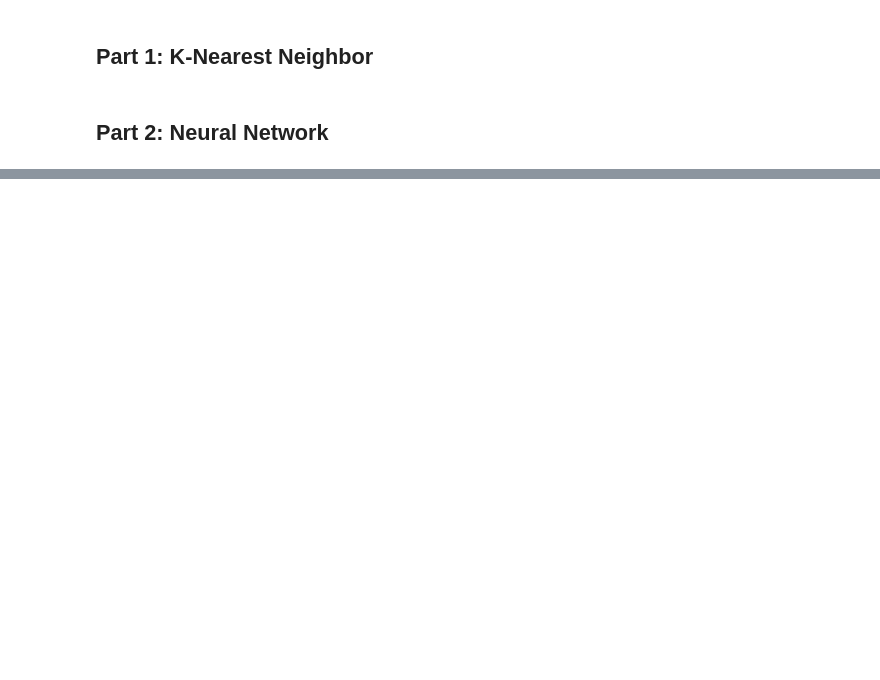
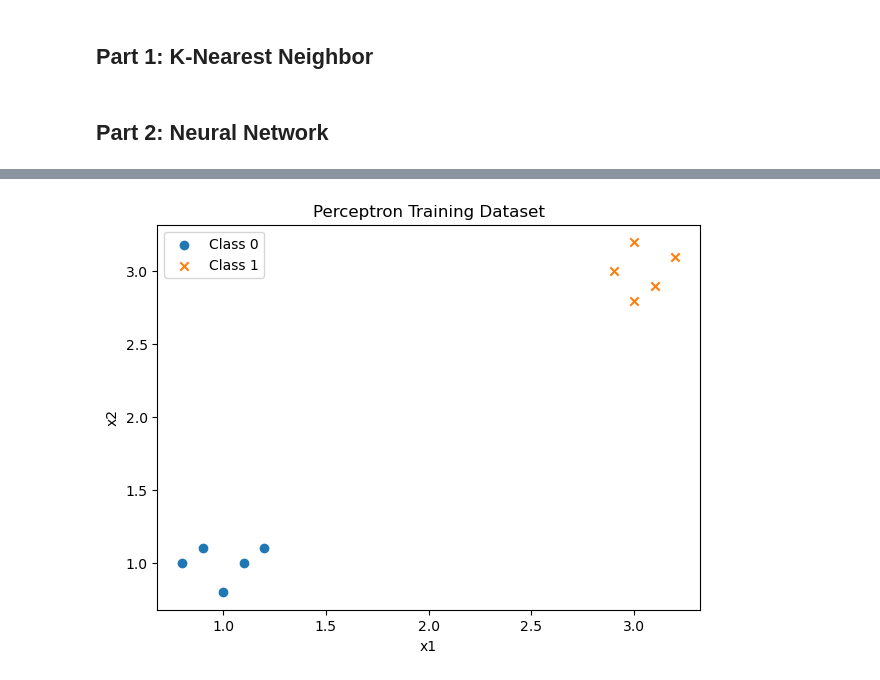
Before and after one commit to malopez3/cs6220_homework, a Jupyter notebook: Marco Lopez CS6220 HW 3.ipynb, the cells around one changed output, grey strips where cells are left out. Saved outputs shown, nothing was run; the diff lists cells and outputs as text; code cells hidden in the pictures; blank space fills up the shorter version.

```diff
--- a/Marco Lopez CS6220 HW 3.ipynb
+++ b/Marco Lopez CS6220 HW 3.ipynb
@@ -219,0 +241,13 @@ def train_neuron(training_record, learning_rate, w, b, cost_derivative, activati
+# %%
+# Explore the predictions for test points
+test_points = np.array([[0.40, 0.45], [0.08, 0.78], [0.75, -0.15]])
+
+for i, point in enumerate(test_points):
+    for distance_func in [1, 2]:
+        for k in [1, 3, 5]:
+            predictions, accuracy, votes = knn_predict(X_train, y_train, point.reshape(1, -1), None, k, distance_func)
+            print("Point being predicted:", point)
+            print("Distance function (1 = Manhattan Distance, 2 = Euclidian distance):", distance_func)
+            print("K (number of neighbors):", k)
+            print("Predictions:", predictions)
+            print("Votes:", votes)
@@ -219,0 +283,87 @@ def train_neuron(training_record, learning_rate, w, b, cost_derivative, activati
+# %%
+import numpy as np
+import matplotlib.pyplot as plt
+
+# Dataset: (x1, x2, y)
+dataset = np.array([
+    (0.9, 1.1, 0),
+    (1.0, 0.8, 0),
+    (1.1, 1.0, 0),
+    (0.8, 1.0, 0),
+    (1.2, 1.1, 0),
+    (3.1, 2.9, 1),
+    (3.0, 3.2, 1),
+    (2.9, 3.0, 1),
+    (3.2, 3.1, 1),
+    (3.0, 2.8, 1)
+])
+
+# Plot the dataset
+plt.figure(figsize=(7, 5))
+plt.scatter(dataset[dataset[:, 2] == 0, 0],
+            dataset[dataset[:, 2] == 0, 1],
+            label="Class 0", marker="o")
+plt.scatter(dataset[dataset[:, 2] == 1, 0],
+            dataset[dataset[:, 2] == 1, 1],
+            label="Class 1", marker="x")
+plt.xlabel("x1")
+plt.ylabel("x2")
+plt.title("Perceptron Training Dataset")
+plt.legend()
+plt.show()
+
+
+# Start with a bad decision boundary
+w1, w2, b = -2, -2, 1
+learning_rate = 0.1
+
+# Store initial and updated parameters
+parameters = [(w1, w2, b)]
+
+# Train on each record, one at a time
+for record in dataset:
+    w1, w2, b = train_perceptron(
+        record, learning_rate, w1, w2, b
+    )
+    parameters.append((w1, w2, b))
+
+print(parameters)
+
+# Plot the initial boundary and each updated boundary
+fig, axes = plt.subplots(3, 4, figsize=(16, 12))
+axes = axes.flatten()
+
+for i, (w1, w2, b) in enumerate(parameters):
+    ax = axes[i]
+
+    ax.scatter(dataset[dataset[:, 2] == 0, 0],
+               dataset[dataset[:, 2] == 0, 1],
+               marker="o", label="Class 0")
+    ax.scatter(dataset[dataset[:, 2] == 1, 0],
+               dataset[dataset[:, 2] == 1, 1],
+               marker="x", label="Class 1")
+
+    # Plot w1*x1 + w2*x2 + b = 0
+    x1_line = np.linspace(0, 4, 100)
+
+    if w2 != 0:
+        x2_line = -(w1 * x1_line + b) / w2
+        ax.plot(x1_line, x2_line, color="black")
+    elif w1 != 0:
+        ax.axvline(-b / w1, color="black")
+
+    ax.set_xlim(0, 4)
+    ax.set_ylim(0, 4)
+    ax.set_xlabel("x1")
+    ax.set_ylabel("x2")
+    ax.set_title("Initial boundary" if i == 0
+                 else f"After record {i}")
+
+# Hide unused subplots
+for i in range(len(parameters), len(axes)):
+    axes[i].axis("off")
+
+plt.tight_layout()
+plt.show()
+# %% [output]
+[figure, added]
```
Also changed, not shown: parts of 15 cells of this notebook.
